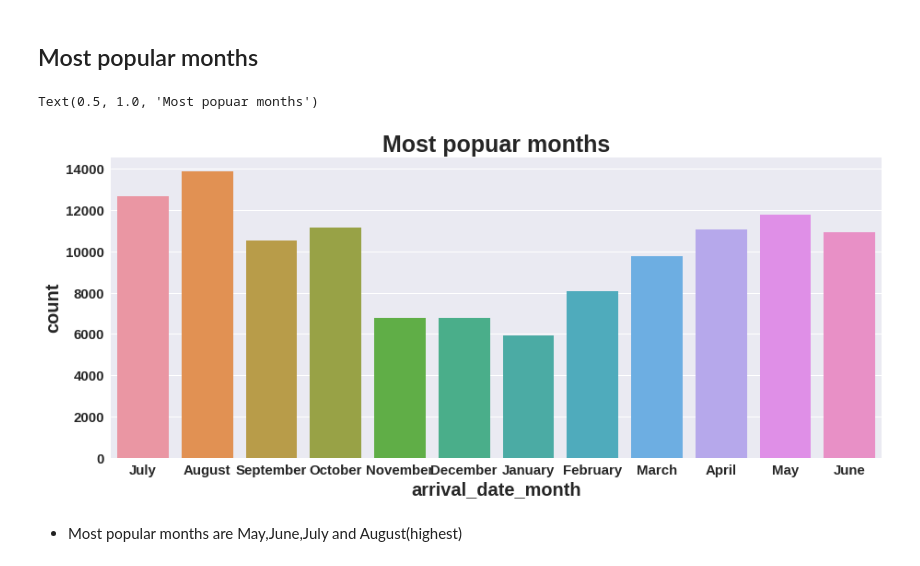
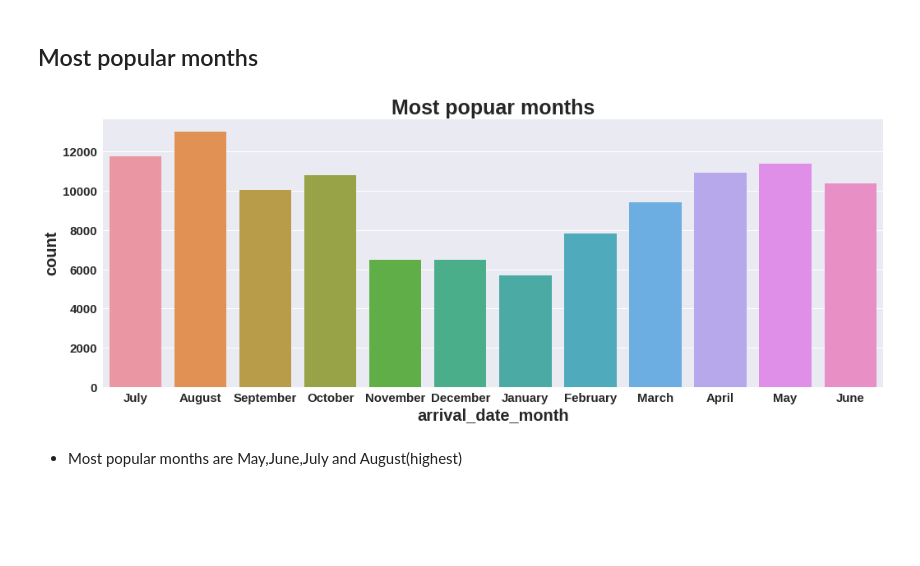
Before and after one commit to aynaval/Hotel-booking-analysis_EDA, a Jupyter notebook: EDA_Capstone_Project.ipynb, the cells around one changed output. Saved outputs shown, nothing was run; the diff lists cells and outputs as text; code cells hidden in the pictures; blank space fills up the shorter version.

```diff
--- a/EDA_Capstone_Project.ipynb
+++ b/EDA_Capstone_Project.ipynb
@@ -433,2 +332,0 @@ data.loc[data['adr']>1000]
-# %%
-data.loc[data['adr']>1000,'adr']=1000
@@ -442,2 +332,0 @@ data['required_car_parking_spaces'].hist(figsize=(10,6))
-# %%
-data.loc[data['required_car_parking_spaces']>5,'required_car_parking_spaces']= 0
@@ -455,5 +333,12 @@ data['total_of_special_requests'].quantile(0.99)
-# %%
-data.loc[data['total_of_special_requests']>4,'total_of_special_requests']=3
+# %%
+data = data.loc[data['lead_time'] < data['lead_time'].quantile(0.99)]
+data = data.loc[data['stays_in_weekend_nights'] < data['stays_in_weekend_nights'].quantile(0.99)]
+data = data.loc[data['stays_in_week_nights'] < data['stays_in_week_nights'].quantile(0.99)]
+data = data.loc[data['adults'] < 4]
+data = data.loc[data['children'] < 5]
+data = data.loc[data['babies'] < 4]
+data = data.loc[data['required_car_parking_spaces'] < 5]
+data = data.loc[data['adr'] < 1000]
 # %% [markdown]
 # **Univariate analysis**
 # %% [markdown]
@@ -488,12 +373,11 @@ plt.tight_layout()
 # %% [markdown]
 ## Most popular months
 # %%
-plt.figure(figsize=(15,6))
+plt.figure(figsize=(17,6))
 sns.countplot(data=data,x='arrival_date_month')
-plt.title('Most popuar months')
+plt.title('Most popuar months');
 # %% [output]
-Text(0.5, 1.0, 'Most popuar months')
-[figure, old version]
+[figure, new version]
 # %% [markdown]
 * Most popular months are May,June,July and August(highest)
 # %% [markdown]
```
Also changed, not shown: parts of 72 cells of this notebook.
